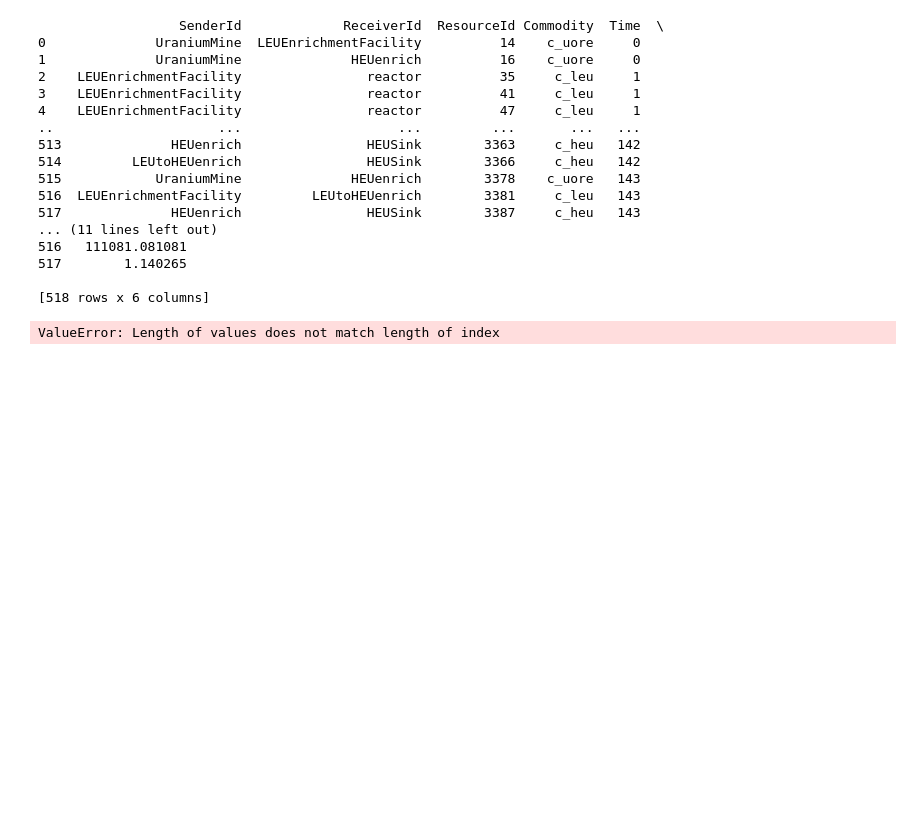
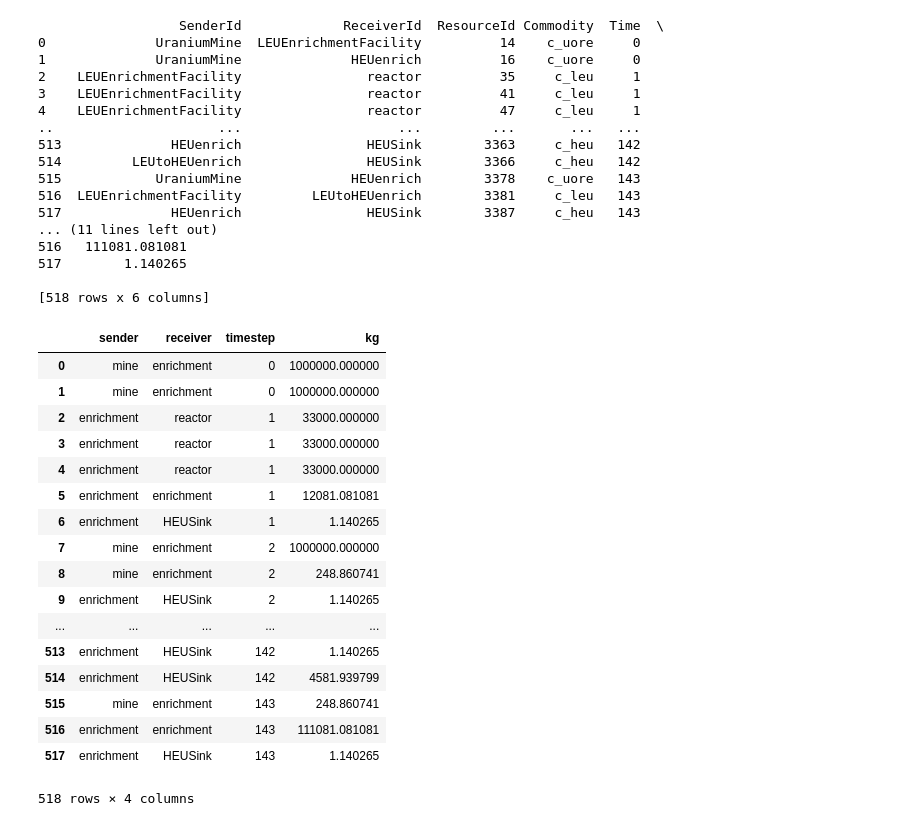
Before and after one commit to a-co/diversion_models, a Jupyter notebook: data_extractor.ipynb, the cells around one changed output. Saved outputs shown, nothing was run; the diff lists cells and outputs as text; code cells hidden in the pictures; blank space fills up the shorter version.

```diff
--- a/data_extractor.ipynb
+++ b/data_extractor.ipynb
@@ -141,12 +169,47 @@ print(tidy_data)
 517        1.140265
 
 [518 rows x 6 columns]
-# %%
-#rename facilities and mask material
-#1) assume all of the enrichment happens in one building
-
-tidy_data["SenderId"] = ["Enrichment" for row in tidy_data["SenderId"] if "nrich" in row]
-#print(tidy_df)
-type(tidy_data["SenderId"])
-# %% [output]
-ValueError: Length of values does not match length of index
+# %%
+#CHECK FOR MISSING FACILITIES HERE!!!!!!!!!!!
+
+#rename facilities and mask material
+#1) assume all of the enrichment happens in one building
+senders = []
+for row in tidy_data["SenderId"]:
+    if "nrich" in row:
+        senders.append("enrichment")
+    elif "Mine" in row:
+        senders.append("mine")
+    else:
+        senders.append("reactor")
+receivers = []
+for row in tidy_data["ReceiverId"]:
+    if "nrich" in row:
+        receivers.append("enrichment")
+    else:
+        receivers.append(row)
+senders = pd.Series([s for s in senders])
+receivers = pd.Series([r for r in receivers])
+#2) remove commodity labels
+set1 = pd.concat([senders, receivers, tidy_data["Time"], tidy_data["Quantity"]], axis = 1)
+set1.columns = ["sender", "receiver", "timestep", "kg"]
+set1
+# %% [output]
+|  | sender | receiver | timestep | kg |
+| 0 | mine | enrichment | 0 | 1000000.000000 |
+| 1 | mine | enrichment | 0 | 1000000.000000 |
+| 2 | enrichment | reactor | 1 | 33000.000000 |
+| 3 | enrichment | reactor | 1 | 33000.000000 |
+| 4 | enrichment | reactor | 1 | 33000.000000 |
+| 5 | enrichment | enrichment | 1 | 12081.081081 |
+| 6 | enrichment | HEUSink | 1 | 1.140265 |
+| 7 | mine | enrichment | 2 | 1000000.000000 |
+| 8 | mine | enrichment | 2 | 248.860741 |
+| 9 | enrichment | HEUSink | 2 | 1.140265 |
+| ... | ... | ... | ... | ... |
+| 513 | enrichment | HEUSink | 142 | 1.140265 |
+| 514 | enrichment | HEUSink | 142 | 4581.939799 |
+| 515 | mine | enrichment | 143 | 248.860741 |
+| 516 | enrichment | enrichment | 143 | 111081.081081 |
+| 517 | enrichment | HEUSink | 143 | 1.140265 |
+518 rows × 4 columns
```
Also changed, not shown: parts of 8 cells of this notebook, 2 other files.
